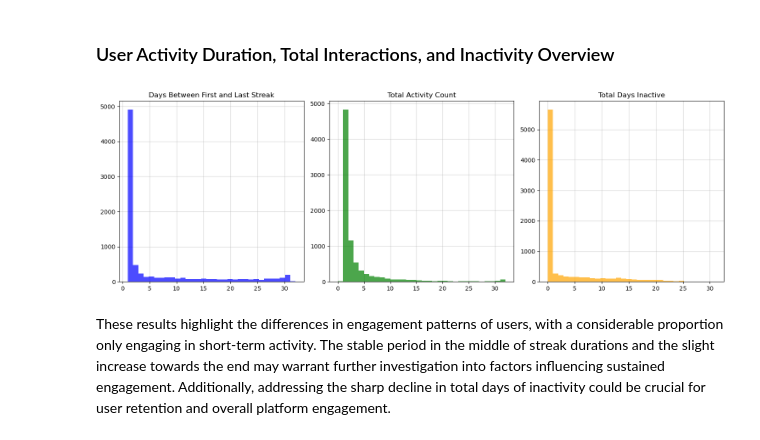
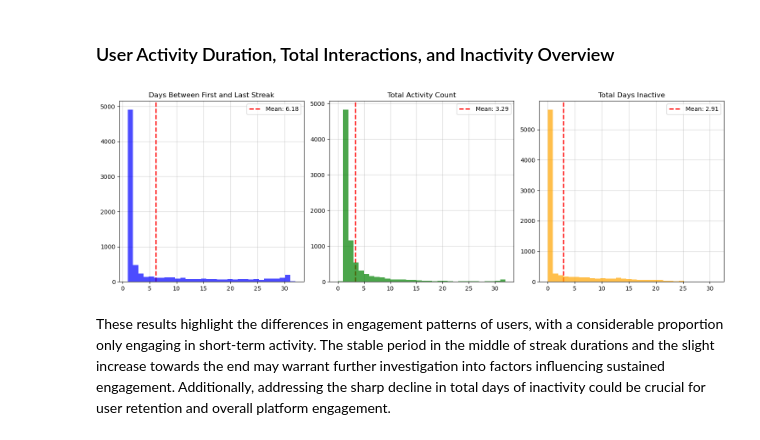
Before and after one commit to jwarner3rd/Data_365_sql, a Jupyter notebook: Data_365_SQL.ipynb, the cells around one changed output. Saved outputs shown, nothing was run; the diff lists cells and outputs as text; code cells hidden in the pictures.

```diff
--- a/Data_365_SQL.ipynb
+++ b/Data_365_SQL.ipynb
@@ -710,31 +713,46 @@ The analysis of the month's activity shows user activity peaks at the beginning
 # %%
 # Creating subplots
 fig, axes = plt.subplots(nrows=1, ncols=3, figsize=(15, 5))
 
 # histogram for days_between_first_last_streak
 axes[0].hist(activity_pd['days_between_first_last_streak'], bins=32, color='blue', alpha=0.7, zorder=3)
 axes[0].set_title('Days Between First and Last Streak')
 axes[0].grid(True, linestyle='-', alpha=0.5, zorder=0)
 
+# Annotate mean value
+mean_1 = np.mean(activity_pd['days_between_first_last_streak'])
+axes[0].axvline(mean_1, color='red', linestyle='dashed', linewidth=2, label=f'Mean: {mean_1:.2f}')
+axes[0].legend()
+
 # histogram for total_activity_count
 axes[1].hist(activity_pd['total_activity_count'], bins=32, color='green', alpha=0.7, zorder=3)
 axes[1].set_title('Total Activity Count')
 axes[1].grid(True, linestyle='-', alpha=0.5, zorder=0)
 
+# Annotate mean value
+mean_2 = np.mean(activity_pd['total_activity_count'])
+axes[1].axvline(mean_2, color='red', linestyle='dashed', linewidth=2, label=f'Mean: {mean_2:.2f}')
+axes[1].legend()
+
 # histogram for total_days_inactive
 axes[2].hist(activity_pd['total_days_inactive'], bins=32, color='orange', alpha=0.7, zorder=3)
 axes[2].set_title('Total Days Inactive')
 axes[2].grid(True, linestyle='-', alpha=0.5, zorder=0)
+
+# Annotate mean value
+mean_3 = np.mean(activity_pd['total_days_inactive'])
+axes[2].axvline(mean_3, color='red', linestyle='dashed', linewidth=2, label=f'Mean: {mean_3:.2f}')
+axes[2].legend()
 
 # Adjust layout
 plt.tight_layout()
 
 # Save the subplots as a PNG file
 plt.savefig('subplots_histograms.png', bbox_inches='tight')
 
 # Show the plot
 plt.show()
 # %% [output]
-[figure, old version]
+[figure, new version]
 # %% [markdown]
 These results highlight the differences in engagement patterns of users, with a considerable proportion only engaging in short-term activity. The stable period in the middle of streak durations and the slight increase towards the end may warrant further investigation into factors influencing sustained engagement. Additionally, addressing the sharp decline in total days of inactivity could be crucial for user retention and overall platform engagement.
```
Also changed, not shown: parts of 1 cell of this notebook.
